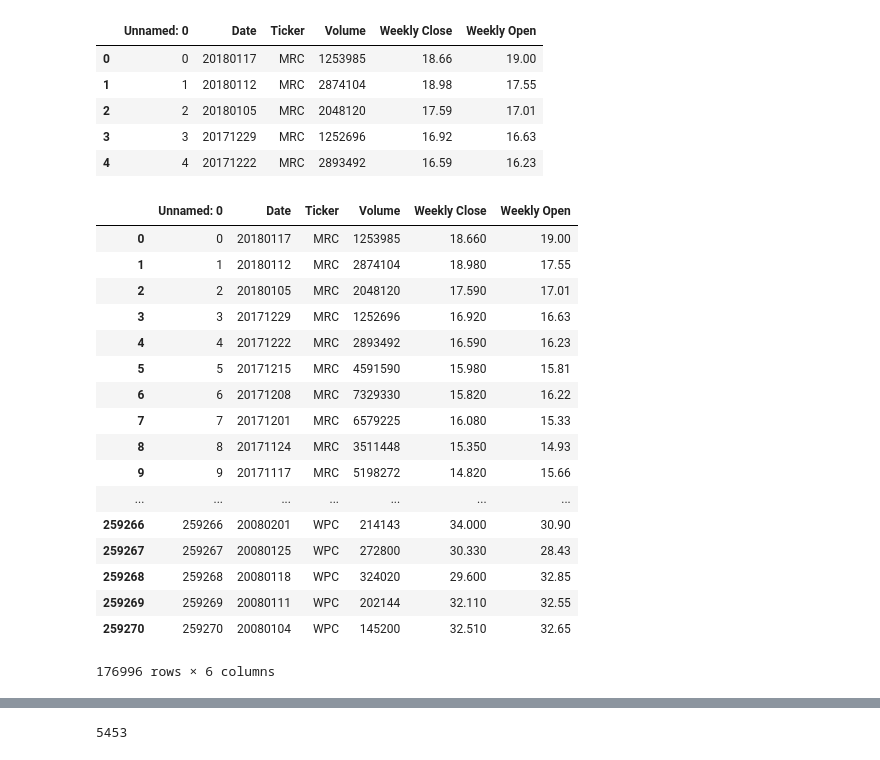
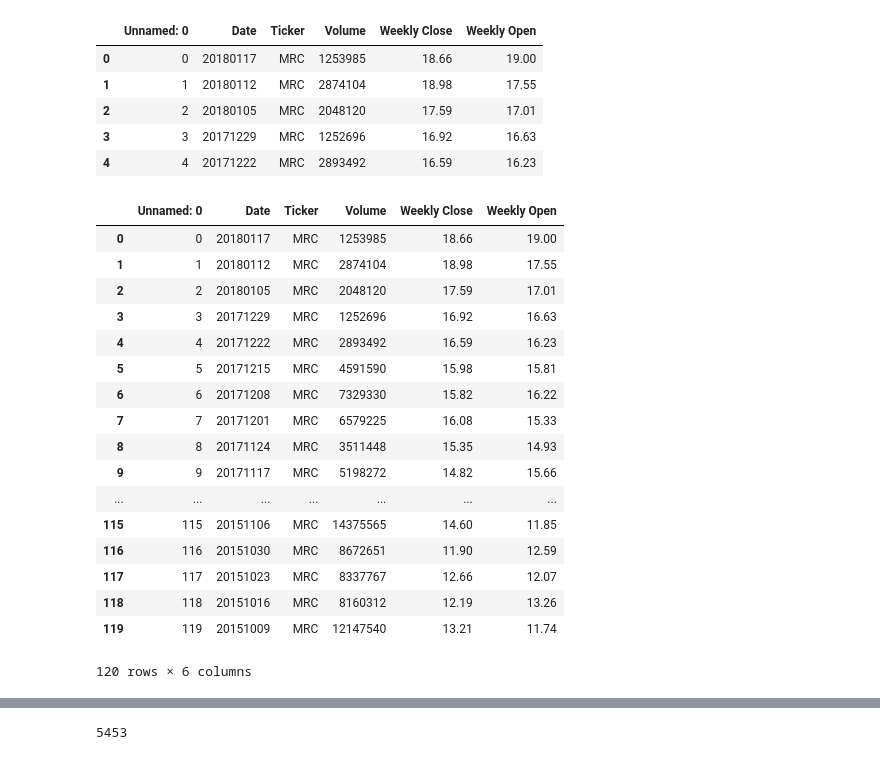
Before and after one commit to harshil753/Bounce_Back, a Jupyter notebook: Untitled.ipynb, the cells around one changed output, grey strips where cells are left out. Drawn from its saved outputs; the diff is of its cells as text; code cells hidden in the pictures.

```diff
--- a/Untitled.ipynb
+++ b/Untitled.ipynb
@@ -34,26 +34,26 @@ timeseries.head()
 # %%
 timeseries = timeseries[timeseries['Date'] > 20079999]
 # %%
-timeseries
+timeseries.head(120)
 # %% [output]
 |  | Unnamed: 0 | Date | Ticker | Volume | Weekly Close | Weekly Open |
-| 0 | 0 | 20180117 | MRC | 1253985 | 18.660 | 19.00 |
-| 1 | 1 | 20180112 | MRC | 2874104 | 18.980 | 17.55 |
-| 2 | 2 | 20180105 | MRC | 2048120 | 17.590 | 17.01 |
-| 3 | 3 | 20171229 | MRC | 1252696 | 16.920 | 16.63 |
-| 4 | 4 | 20171222 | MRC | 2893492 | 16.590 | 16.23 |
-| 5 | 5 | 20171215 | MRC | 4591590 | 15.980 | 15.81 |
-| 6 | 6 | 20171208 | MRC | 7329330 | 15.820 | 16.22 |
-| 7 | 7 | 20171201 | MRC | 6579225 | 16.080 | 15.33 |
-| 8 | 8 | 20171124 | MRC | 3511448 | 15.350 | 14.93 |
-| 9 | 9 | 20171117 | MRC | 5198272 | 14.820 | 15.66 |
+| 0 | 0 | 20180117 | MRC | 1253985 | 18.66 | 19.00 |
+| 1 | 1 | 20180112 | MRC | 2874104 | 18.98 | 17.55 |
+| 2 | 2 | 20180105 | MRC | 2048120 | 17.59 | 17.01 |
+| 3 | 3 | 20171229 | MRC | 1252696 | 16.92 | 16.63 |
+| 4 | 4 | 20171222 | MRC | 2893492 | 16.59 | 16.23 |
+| 5 | 5 | 20171215 | MRC | 4591590 | 15.98 | 15.81 |
+| 6 | 6 | 20171208 | MRC | 7329330 | 15.82 | 16.22 |
+| 7 | 7 | 20171201 | MRC | 6579225 | 16.08 | 15.33 |
+| 8 | 8 | 20171124 | MRC | 3511448 | 15.35 | 14.93 |
+| 9 | 9 | 20171117 | MRC | 5198272 | 14.82 | 15.66 |
 | ... | ... | ... | ... | ... | ... | ... |
-| 259266 | 259266 | 20080201 | WPC | 214143 | 34.000 | 30.90 |
-| 259267 | 259267 | 20080125 | WPC | 272800 | 30.330 | 28.43 |
-| 259268 | 259268 | 20080118 | WPC | 324020 | 29.600 | 32.85 |
-| 259269 | 259269 | 20080111 | WPC | 202144 | 32.110 | 32.55 |
-| 259270 | 259270 | 20080104 | WPC | 145200 | 32.510 | 32.65 |
+| 115 | 115 | 20151106 | MRC | 14375565 | 14.60 | 11.85 |
+| 116 | 116 | 20151030 | MRC | 8672651 | 11.90 | 12.59 |
+| 117 | 117 | 20151023 | MRC | 8337767 | 12.66 | 12.07 |
+| 118 | 118 | 20151016 | MRC | 8160312 | 12.19 | 13.26 |
+| 119 | 119 | 20151009 | MRC | 12147540 | 13.21 | 11.74 |
-176996 rows × 6 columns
+120 rows × 6 columns
 # %%
 pricedrop.head()
 # %% [output]
```
Also changed, not shown: parts of 15 cells of this notebook, 2 other files.
